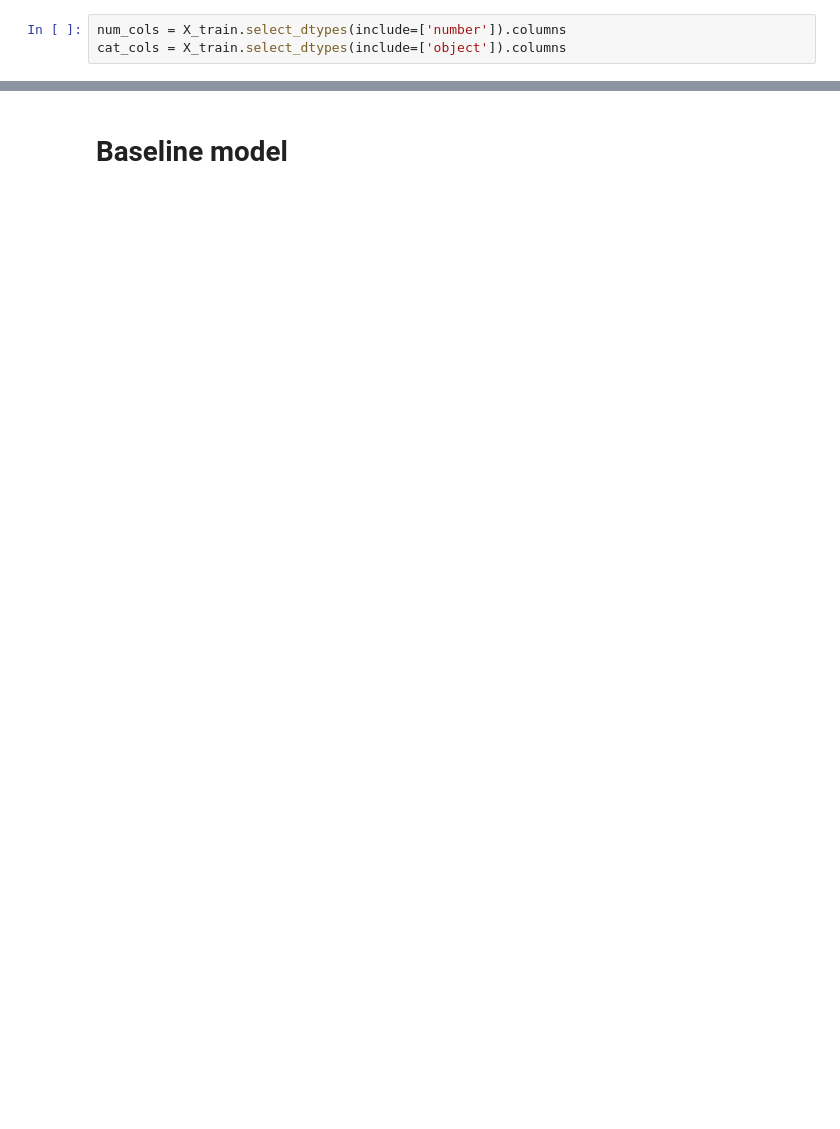
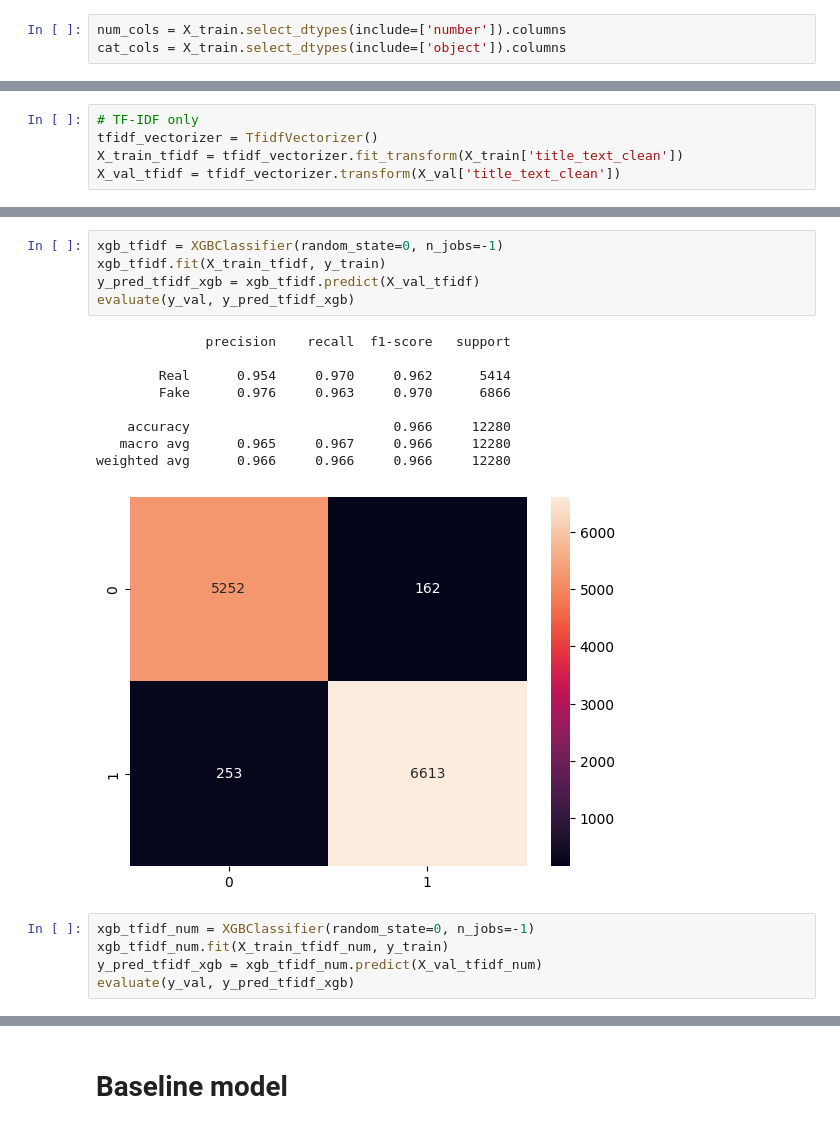
Before and after one commit to katjaweb/mlops-fake-news-prediction, a Jupyter notebook: modeling.ipynb, the cells around one changed output, grey strips where cells are left out. Drawn from its saved outputs; the diff is of its cells as text; blank space fills up the shorter version.

```diff
--- a/modeling.ipynb
+++ b/modeling.ipynb
@@ -121,0 +98,5 @@ y_train Shape: (50493,)
+# %%
+# TF-IDF only
+tfidf_vectorizer = TfidfVectorizer()
+X_train_tfidf = tfidf_vectorizer.fit_transform(X_train['title_text_clean'])
+X_val_tfidf = tfidf_vectorizer.transform(X_val['title_text_clean'])
@@ -121,0 +282,20 @@ y_train Shape: (50493,)
+# %%
+xgb_tfidf = XGBClassifier(random_state=0, n_jobs=-1)
+xgb_tfidf.fit(X_train_tfidf, y_train)
+y_pred_tfidf_xgb = xgb_tfidf.predict(X_val_tfidf)
+evaluate(y_val, y_pred_tfidf_xgb)
+# %% [output]
+              precision    recall  f1-score   support
+
+        Real      0.954     0.970     0.962      5414
+        Fake      0.976     0.963     0.970      6866
+
+    accuracy                          0.966     12280
+   macro avg      0.965     0.967     0.966     12280
+weighted avg      0.966     0.966     0.966     12280
+[figure, added]
+# %%
+xgb_tfidf_num = XGBClassifier(random_state=0, n_jobs=-1)
+xgb_tfidf_num.fit(X_train_tfidf_num, y_train)
+y_pred_tfidf_xgb = xgb_tfidf_num.predict(X_val_tfidf_num)
+evaluate(y_val, y_pred_tfidf_xgb)
```
Also changed, not shown: parts of 105 cells of this notebook.
